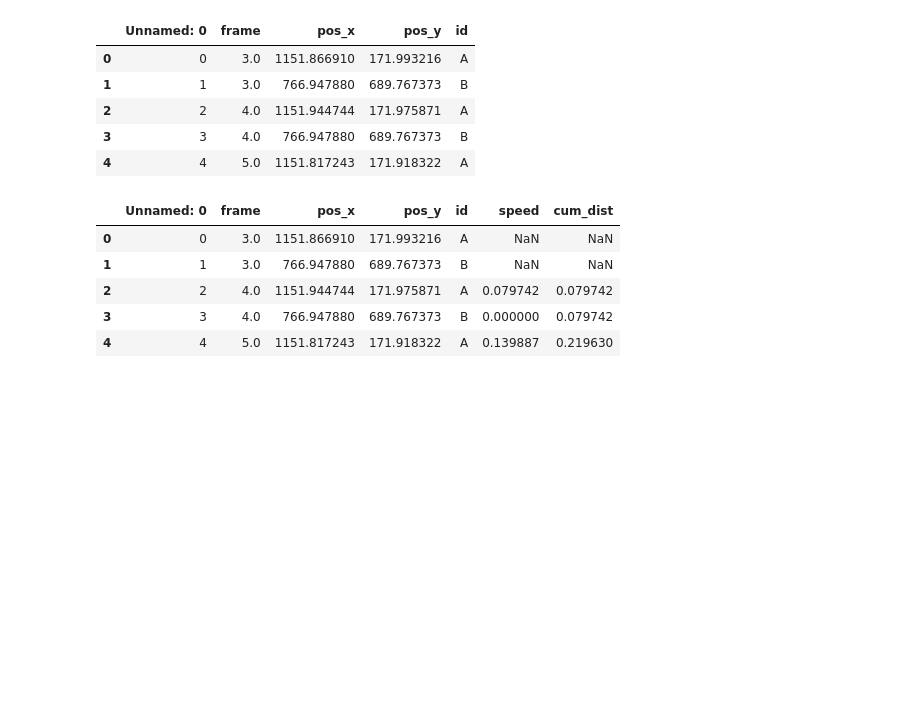
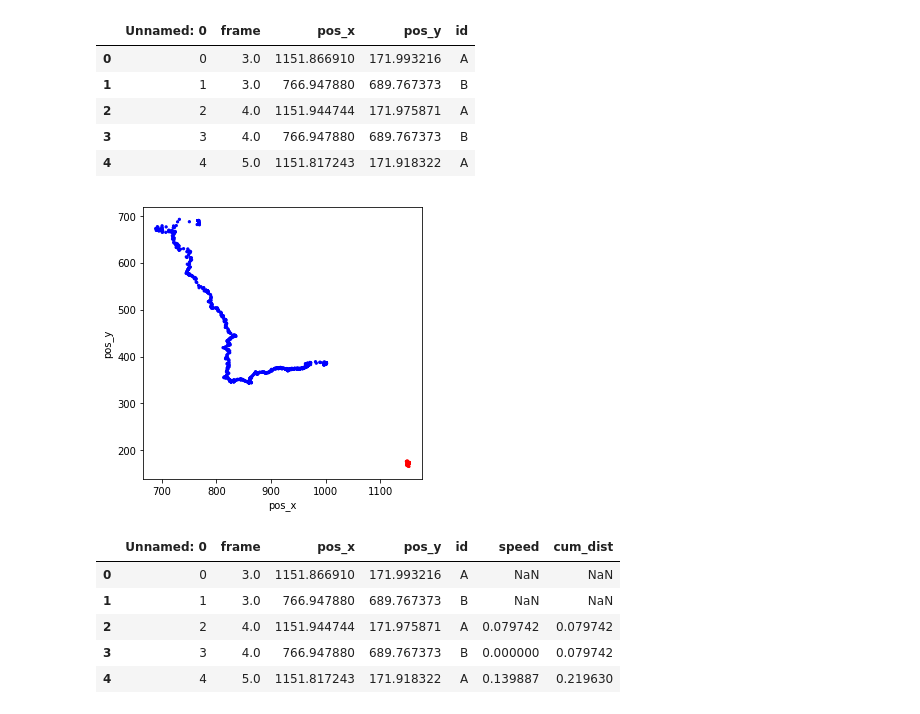
Before and after one commit to vivekhsridhar/tracktor, a Jupyter notebook: examples/spider_track.ipynb, the cells around one changed output. Drawn from its saved outputs; the diff is of its cells as text; code cells hidden in the pictures; blank space fills up the shorter version.

```diff
--- a/examples/spider_track.ipynb
+++ b/examples/spider_track.ipynb
@@ -122,6 +122,17 @@ df.head()
 | 2 | 2 | 4.0 | 1151.944744 | 171.975871 | A |
 | 3 | 3 | 4.0 | 766.947880 | 689.767373 | B |
 | 4 | 4 | 5.0 | 1151.817243 | 171.918322 | A |
+# %%
+import matplotlib.pyplot as plt
+colors = {'A':'red', 'B':'blue'}
+
+plt.figure(figsize=(5,5))
+plt.scatter(df['pos_x'], df['pos_y'], c=df['id'].apply(lambda x: colors[x]), s=5)
+plt.xlabel('pos_x')
+plt.ylabel('pos_y')
+plt.show()
+# %% [output]
+[figure, added]
 # %%
 dx = df['pos_x'] - df['pos_x'].shift(2)
 dy = df['pos_y'] - df['pos_y'].shift(2)
```
Also changed, not shown: parts of 2 cells of this notebook, 3 other files.
